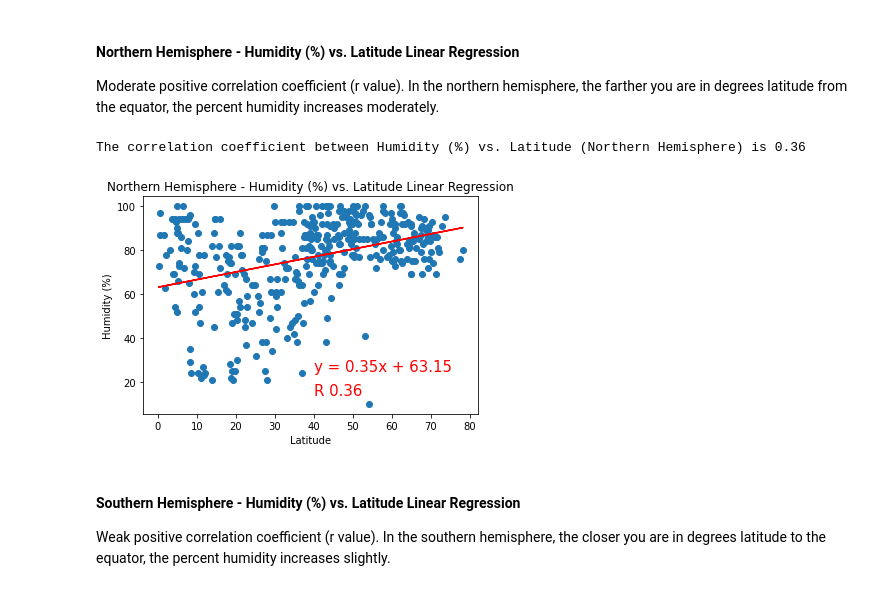
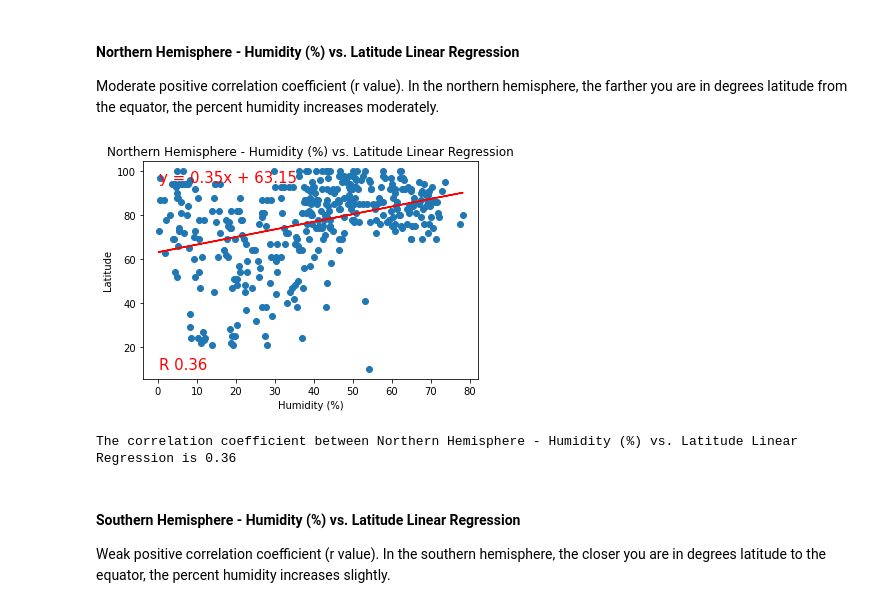
Before and after one commit to melissamonroe/python-api-challenge, a Jupyter notebook: WeatherPy/WeatherPy.ipynb, the cells around one changed output. Drawn from its saved outputs; the diff is of its cells as text; code cells hidden in the pictures.

```diff
--- a/WeatherPy/WeatherPy.ipynb
+++ b/WeatherPy/WeatherPy.ipynb
@@ -371,29 +369,18 @@ The correlation coefficient between Max Temperature vs. Latitude (Southern Hemis
 ####  Northern Hemisphere - Humidity (%) vs. Latitude Linear Regression
 
 Moderate positive correlation coefficient (r value). In the northern hemisphere, the farther you are in degrees latitude from the equator, the percent humidity increases moderately.
-# %%
-# Calculate the correlation coefficient and linear regression model Humidity (%) vs. Latitude northern hemisphere
-correlation_lathum_nh = st.pearsonr(x_lat_nh,y_hum_nh)
-
-print(f"The correlation coefficient between Humidity (%) vs. Latitude (Northern Hemisphere) is {round(correlation_lathum_nh[0],2)}")
-
-# for Northern Hemisphere - Max Temp vs. Latitude Linear Regression
-(slope, intercept, rvalue, pvalue, stderr) = st.linregress(x_lat_nh, y_hum_nh)
-regress_values = x_lat_nh * slope + intercept
-line_eq_lathum_nh = "y = " + str(round(slope,2)) + "x + " + str(round(intercept,2))
-plt.scatter(x_lat_nh,y_hum_nh)
-plt.plot(x_lat_nh,regress_values,"r-")
-plt.annotate(line_eq_lathum_nh,(40,25),fontsize=15,color="red")
-plt.annotate(f"R {str(round(correlation_lathum_nh[0],2))}",(40,14),fontsize=15,color="red")
-
-plt.title("Northern Hemisphere - Humidity (%) vs. Latitude Linear Regression")
-plt.ylabel("Humidity (%)")
-plt.xlabel("Latitude")
-plt.savefig("../output_data/fig07_correlation_lathum_nh.png")
-plt.show()
-# %% [output]
-The correlation coefficient between Humidity (%) vs. Latitude (Northern Hemisphere) is 0.36
-[figure, removed]
+# %%
+title = "Northern Hemisphere - Humidity (%) vs. Latitude Linear Regression"
+y_label = "Humidity (%)"
+x_label = "Latitude"
+fig = "../output_data/fig07_correlation_lathum_nh.png"
+
+
+correlation_lathum_nh = get_linearregressionplot(x_lat_nh,y_hum_nh, title, y_label, x_label, fig)
+print(f"The correlation coefficient between {title} is {round(correlation_lathum_nh[0],2)}")
+# %% [output]
+[figure, added]
+The correlation coefficient between Northern Hemisphere - Humidity (%) vs. Latitude Linear Regression is 0.36
 # %% [markdown]
 ####  Southern Hemisphere - Humidity (%) vs. Latitude Linear Regression
 
```
Also changed, not shown: parts of 16 cells of this notebook, 9 other files.
